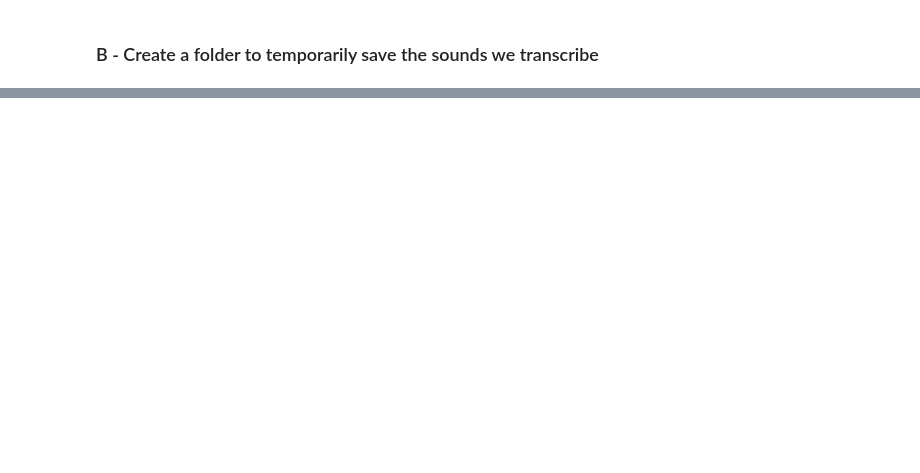
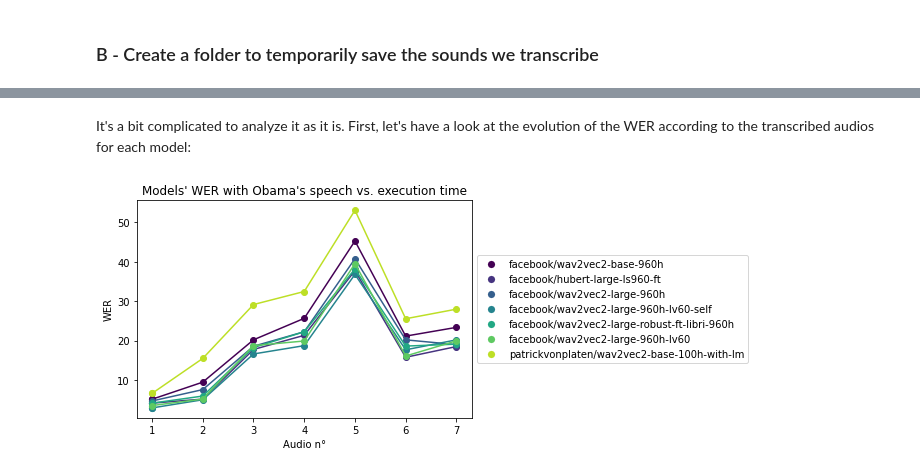
Before and after one commit to ovh/ai-training-examples, a Jupyter notebook: notebooks/natural-language-processing/speech-to-text/conda/compare-models/speech-to-text-compare-models.ipynb, the cells around one changed output, grey strips where cells are left out. Drawn from its saved outputs; the diff is of its cells as text; code cells hidden in the pictures; blank space fills up the shorter version.

Commit message:
ai-notebooks-tuto_speech-to-text_v3

```diff
--- a/notebooks/natural-language-processing/speech-to-text/conda/compare-models/speech-to-text-compare-models.ipynb
+++ b/notebooks/natural-language-processing/speech-to-text/conda/compare-models/speech-to-text-compare-models.ipynb
@@ -637,0 +598,20 @@ df.sort_values(by=['WER'])
+# %%
+new_audio = AudioSegment.from_file("sounds/IS1009d.Mix-Headset_extract.mp3")
+
+# detect silences and silences treatment
+silence_list = detect_silences(new_audio)
+silence_list = get_middle_values(silence_list)
+silence_list = silences_distribution(silence_list, min_space=25000, max_space=45000, start=0, end=new_audio.duration_seconds)
+
+transcript = ""
+
+# Clean lists
+execution_times_list = [0 for i in range(number_of_models)]
+transcripts_list = ["" for i in range(number_of_models)]
+
+# Transcribe audio file
+for i in range(0, len(silence_list) - 1):
+    sub_start = silence_list[i]
+    sub_end = silence_list[i + 1]
+
+    transcribe_audio_part(models_list, execution_times_list, transcripts_list, "IS1009d.Mix-Headset_extract.mp3", new_audio, sub_start, sub_end, i)
@@ -637,0 +798,47 @@ df.sort_values(by=['WER'])
+# %% [markdown]
+It's a bit complicated to analyze it as it is. First, let's have a look at the evolution of the WER according to the transcribed audios for each model:
+# %%
+fig, ax = plt.subplots()
+
+colormap = cm.viridis
+colorlist = [colors.rgb2hex(colormap(i)) for i in np.linspace(0, 0.9, len(df['Model']))]
+
+for i,c in enumerate(colorlist):
+
+    x=1
+    y = df['WER1'][i]
+    l = df['Model'][i]
+
+    x2=2
+    y2 = df['WER2'][i]
+
+    x3=3
+    y3 = df['WER3'][i]
+
+    x4=4
+    y4 = df['WER4'][i]
+
+    x5=5
+    y5 = df['WER5'][i]
+
+    x6=6
+    y6 = df['WER6'][i]
+
+    x7=7
+    y7 = df['WER7'][i]
+
+    plt.plot([x,x2,x3,x4,x5,x6,x7], [y,y2,y3,y4,y5,y6,y7], marker = 'o', c=c)
+
+    # legend
+    ax.scatter(x, y, label=l, s=50, linewidth=0.1, c=c)
+
+
+# Display the legend on the right of the current axis
+ax.legend(loc='center left', bbox_to_anchor=(1, 0.5))
+
+plt.title("Models' WER with Obama's speech vs. execution time")
+plt.xlabel("Audio n°")
+plt.ylabel("WER")
+plt.show()
+# %% [output]
+[figure, added]
```
Also changed, not shown: parts of 122 cells of this notebook, 9 other files.
